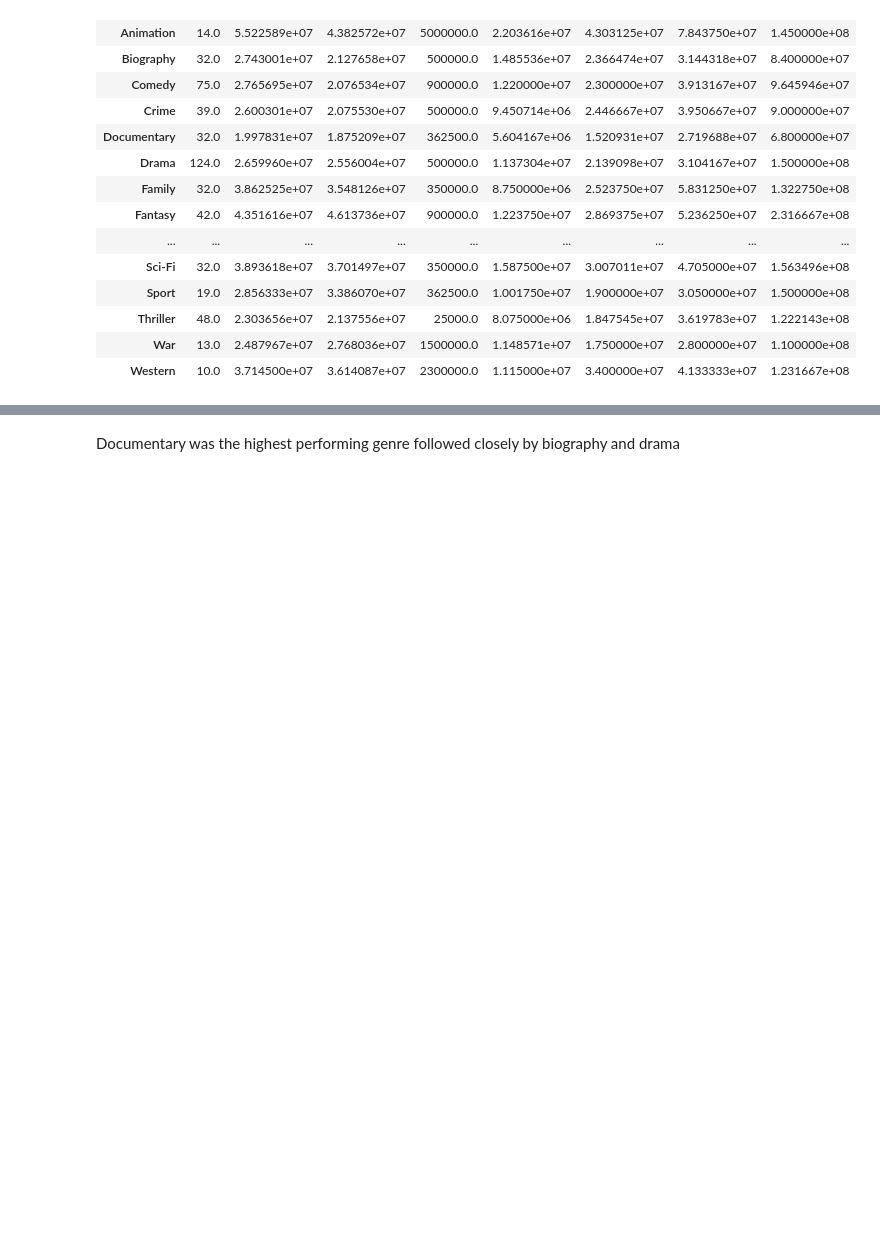
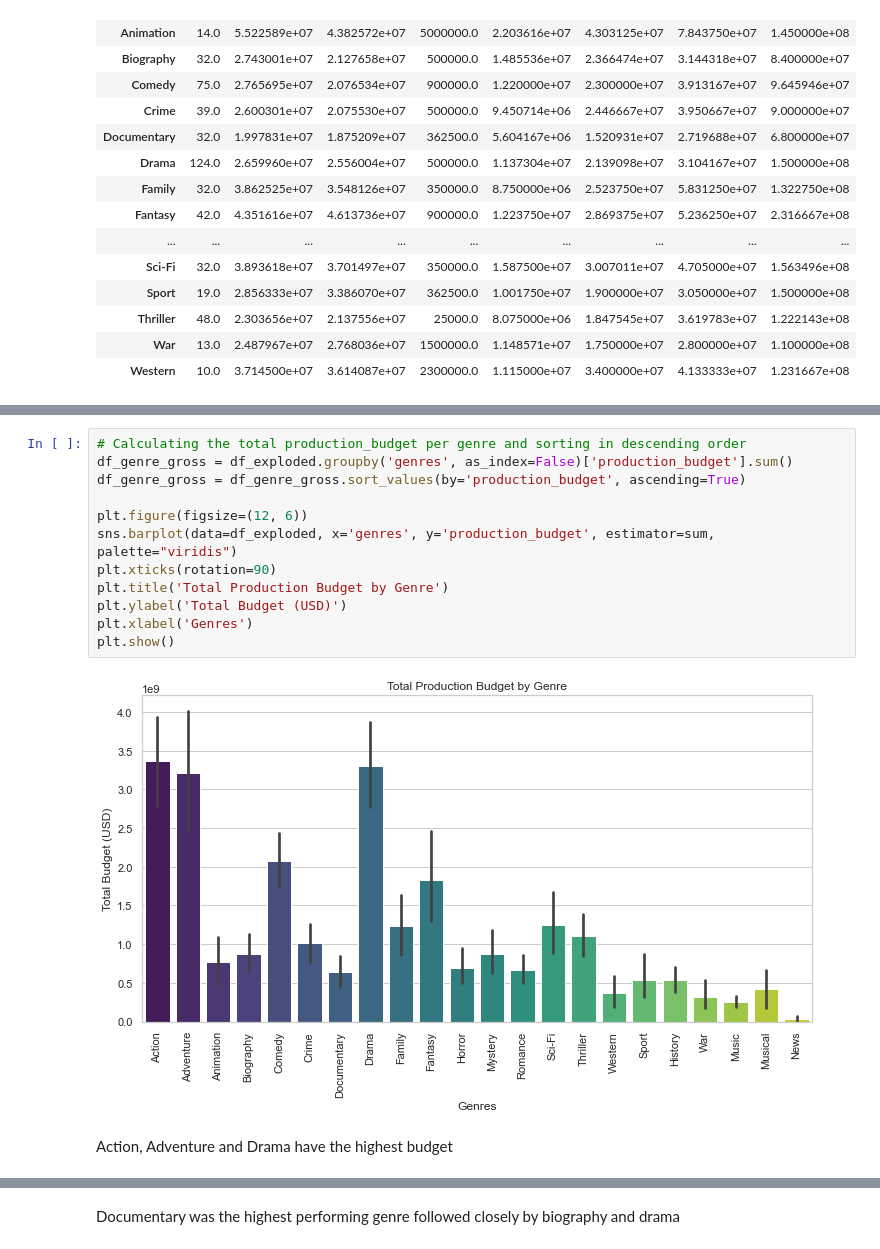
Before and after one commit to Kosilei-web/Phase_2_project_Group_5, a Jupyter notebook: index.ipynb, the cells around one changed output, grey strips where cells are left out. Cells and saved outputs as stored; diff of their text form; blank space fills up the shorter version.

```diff
--- a/index.ipynb
+++ b/index.ipynb
@@ -777 +774,17 @@ Music          1.584738e+07
 Name: production_budget, dtype: float64
+# %%
+# Calculating the total production_budget per genre and sorting in descending order
+df_genre_gross = df_exploded.groupby('genres', as_index=False)['production_budget'].sum()
+df_genre_gross = df_genre_gross.sort_values(by='production_budget', ascending=True)
+
+plt.figure(figsize=(12, 6))
+sns.barplot(data=df_exploded, x='genres', y='production_budget', estimator=sum, palette="viridis")
+plt.xticks(rotation=90)
+plt.title('Total Production Budget by Genre')
+plt.ylabel('Total Budget (USD)')
+plt.xlabel('Genres')
+plt.show()
+# %% [output]
+[figure, added]
+# %% [markdown]
+Action, Adventure and Drama have the highest budget
```
Also changed, not shown: parts of 90 cells of this notebook.
